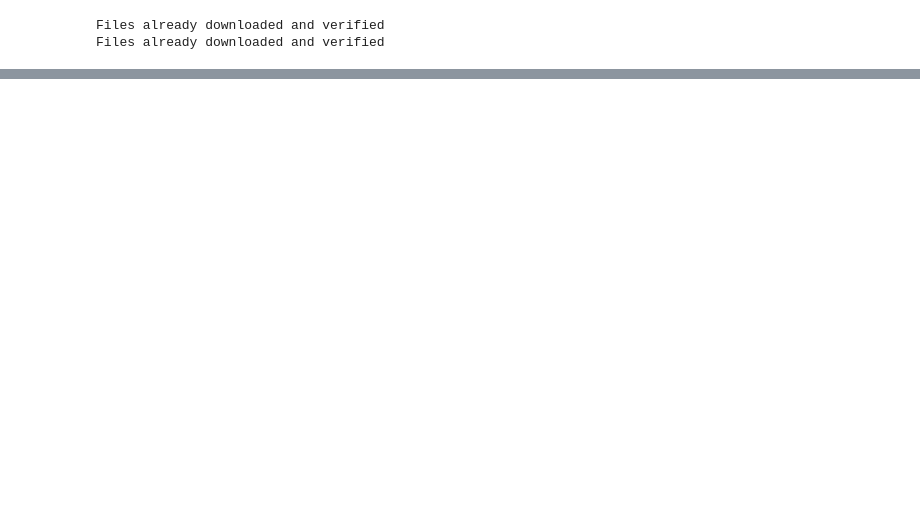
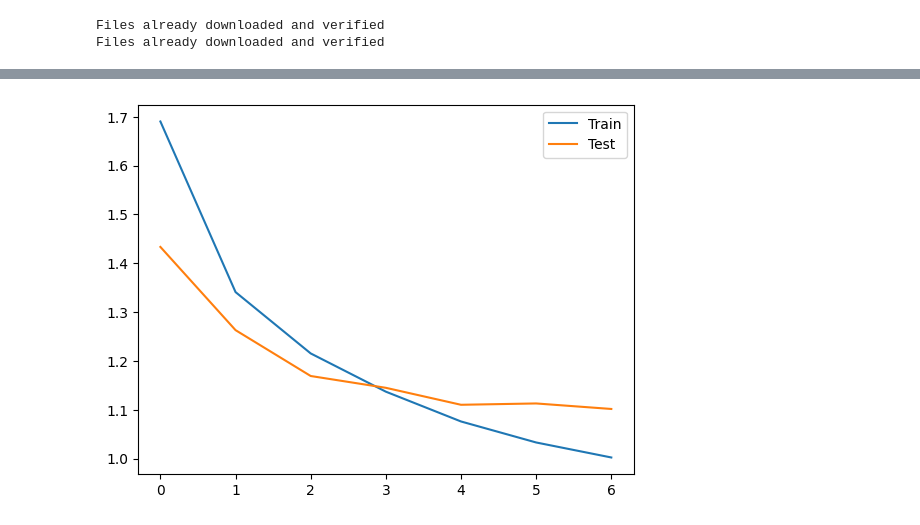
Before and after one commit to DarkEmbers/Ciphar10Classify, a Jupyter notebook: main.ipynb, the cells around one changed output, grey strips where cells are left out. Cells and saved outputs as stored; diff of their text form; code cells hidden in the pictures; blank space fills up the shorter version.

```diff
--- a/main.ipynb
+++ b/main.ipynb
@@ -93,0 +123,18 @@ model = CNN().to(device)
+# %%
+train_loss_vals = []
+test_loss_vals = []
+# %%
+EPOCHS = 7
+for epoch in range(EPOCHS):
+	train(epoch, train_loss_vals)
+	test(test_loss_vals)
+# %%
+# Plot loss curve]
+
+plt.figure()
+plt.plot(range(EPOCHS), train_loss_vals, label='Train')
+plt.plot(range(EPOCHS), test_loss_vals, label='Test')
+plt.legend()
+plt.show()
+# %% [output]
+[figure, added]
```
Also changed, not shown: parts of 8 cells of this notebook.
